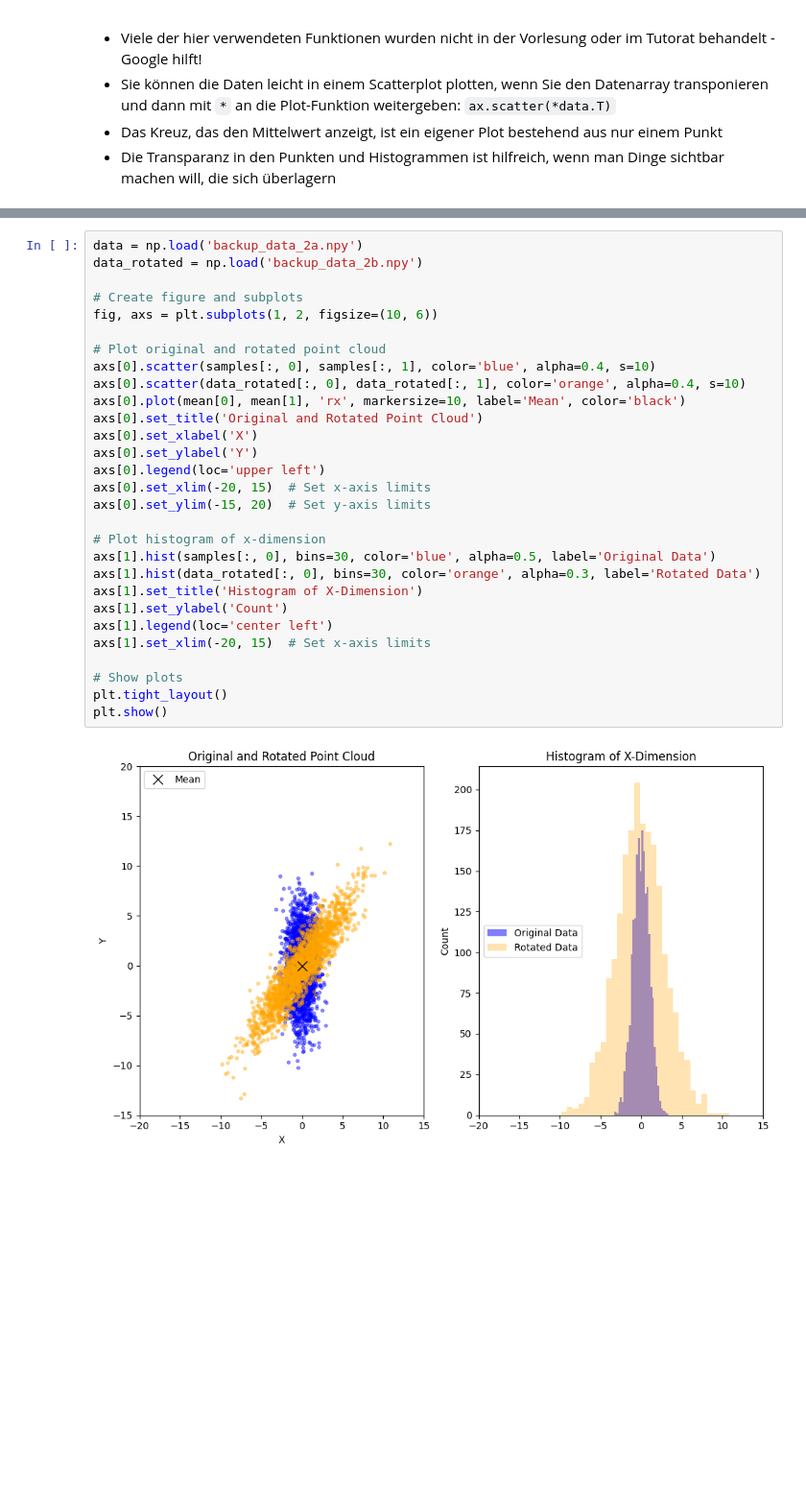
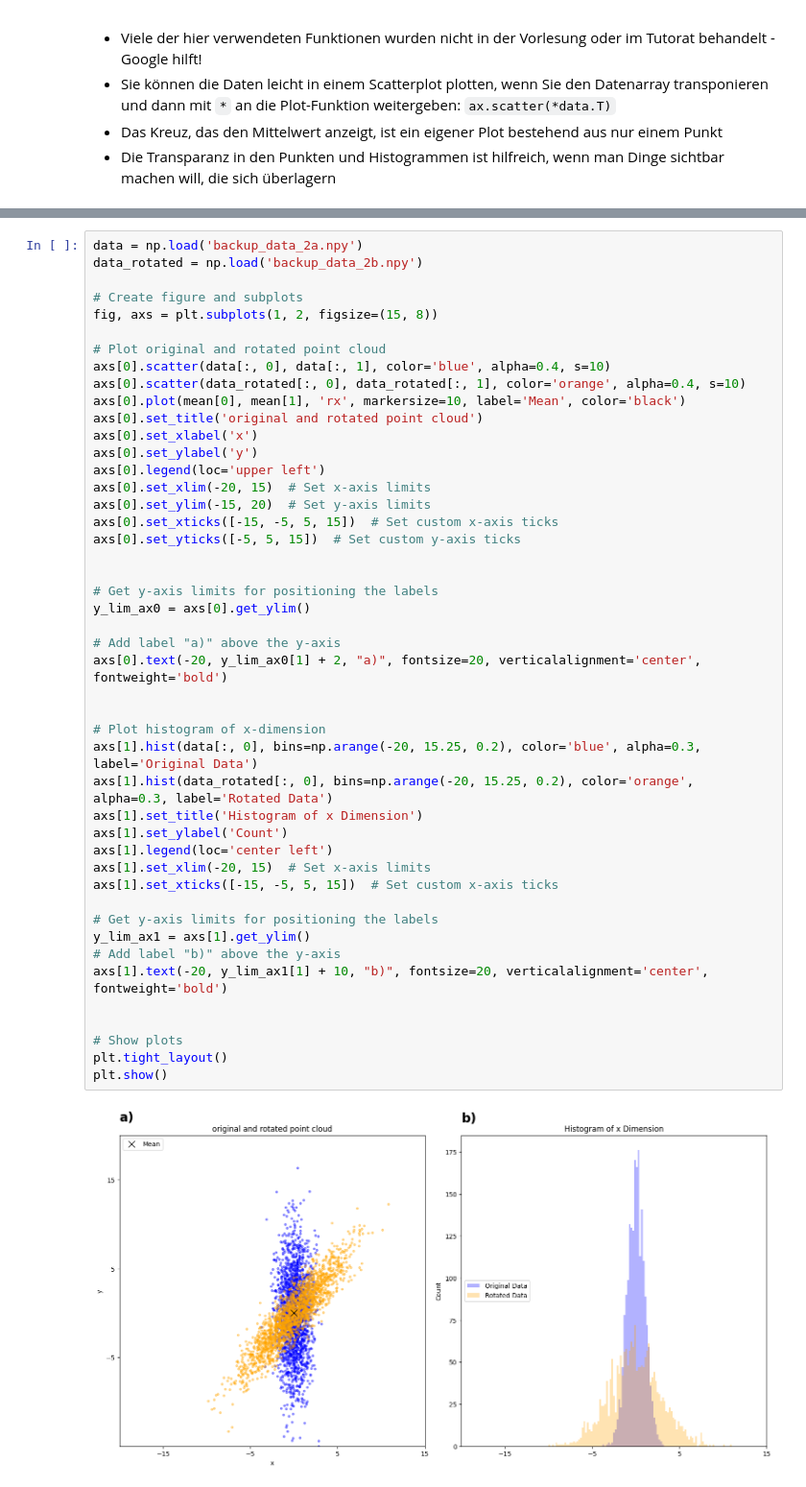
Before and after one commit to dfgsteam/data-science_basics, a Jupyter notebook: week03/Solutions.ipynb, the cells around one changed output, grey strips where cells are left out. Shown: that part at 96% size. Drawn from its saved outputs; the diff is of its cells as text; blank space fills up the shorter version.

```diff
--- a/week03/Solutions.ipynb
+++ b/week03/Solutions.ipynb
@@ -189,31 +191,48 @@ Tipps:
 # %%
 data = np.load('backup_data_2a.npy')
 data_rotated = np.load('backup_data_2b.npy')
 
 # Create figure and subplots
-fig, axs = plt.subplots(1, 2, figsize=(10, 6))
+fig, axs = plt.subplots(1, 2, figsize=(15, 8))
 
 # Plot original and rotated point cloud
-axs[0].scatter(samples[:, 0], samples[:, 1], color='blue', alpha=0.4, s=10)
+axs[0].scatter(data[:, 0], data[:, 1], color='blue', alpha=0.4, s=10)
 axs[0].scatter(data_rotated[:, 0], data_rotated[:, 1], color='orange', alpha=0.4, s=10)
 axs[0].plot(mean[0], mean[1], 'rx', markersize=10, label='Mean', color='black')
-axs[0].set_title('Original and Rotated Point Cloud')
-axs[0].set_xlabel('X')
-axs[0].set_ylabel('Y')
+axs[0].set_title('original and rotated point cloud')
+axs[0].set_xlabel('x')
+axs[0].set_ylabel('y')
 axs[0].legend(loc='upper left')
 axs[0].set_xlim(-20, 15)  # Set x-axis limits
 axs[0].set_ylim(-15, 20)  # Set y-axis limits
+axs[0].set_xticks([-15, -5, 5, 15])  # Set custom x-axis ticks
+axs[0].set_yticks([-5, 5, 15])  # Set custom y-axis ticks
+
+
+# Get y-axis limits for positioning the labels
+y_lim_ax0 = axs[0].get_ylim()
+
+# Add label "a)" above the y-axis
+axs[0].text(-20, y_lim_ax0[1] + 2, "a)", fontsize=20, verticalalignment='center', fontweight='bold')
+
 
 # Plot histogram of x-dimension
-axs[1].hist(samples[:, 0], bins=30, color='blue', alpha=0.5, label='Original Data')
-axs[1].hist(data_rotated[:, 0], bins=30, color='orange', alpha=0.3, label='Rotated Data')
-axs[1].set_title('Histogram of X-Dimension')
+axs[1].hist(data[:, 0], bins=np.arange(-20, 15.25, 0.2), color='blue', alpha=0.3, label='Original Data')
+axs[1].hist(data_rotated[:, 0], bins=np.arange(-20, 15.25, 0.2), color='orange', alpha=0.3, label='Rotated Data')
+axs[1].set_title('Histogram of x Dimension')
 axs[1].set_ylabel('Count')
 axs[1].legend(loc='center left')
 axs[1].set_xlim(-20, 15)  # Set x-axis limits
+axs[1].set_xticks([-15, -5, 5, 15])  # Set custom x-axis ticks
+
+# Get y-axis limits for positioning the labels
+y_lim_ax1 = axs[1].get_ylim()
+# Add label "b)" above the y-axis
+axs[1].text(-20, y_lim_ax1[1] + 10, "b)", fontsize=20, verticalalignment='center', fontweight='bold')
+
 
 # Show plots
 plt.tight_layout()
 plt.show()
 # %% [output]
-[figure, old version]
+[figure, new version]
```
Also changed, not shown: parts of 4 cells of this notebook.
